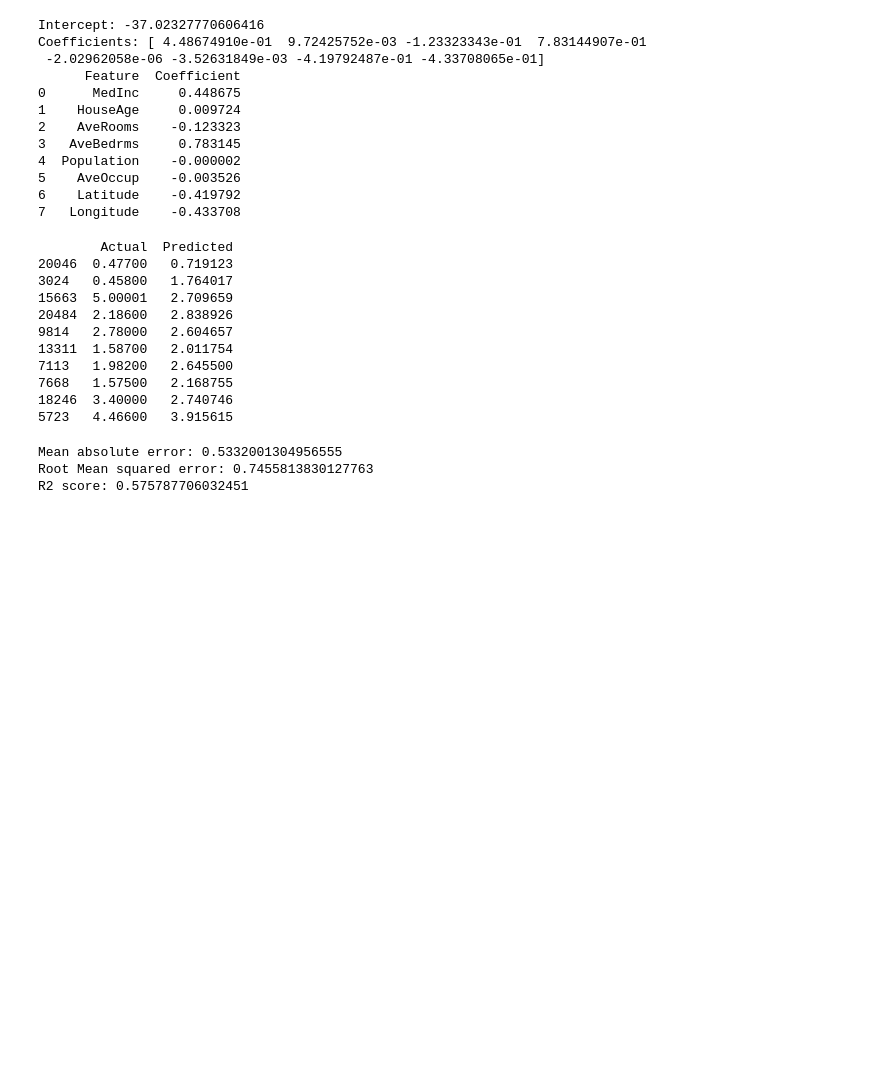
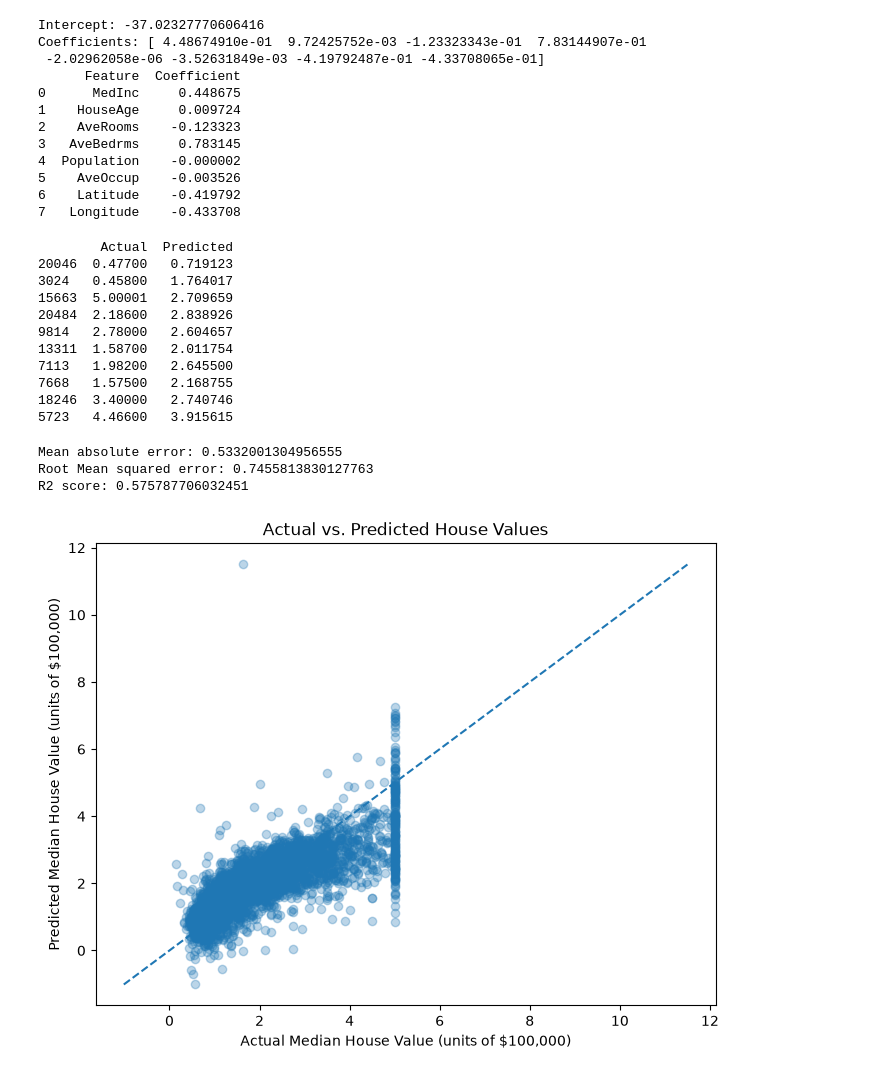
Before and after one commit to aaliya0704/House-Price-Predictor, a Jupyter notebook: house_price_predictor.ipynb, the cells around one changed output. Cells and saved outputs as stored; diff of their text form; code cells hidden in the pictures; blank space fills up the shorter version.

```diff
--- a/house_price_predictor.ipynb
+++ b/house_price_predictor.ipynb
@@ -667,3 +667,38 @@ R2 score: 0.575787706032451
 # therefore, since rmse is higher than the mae, larger error are contributing to the overall error.
 
 # 3. r2_score = 0.5757 => 0.576 * 100 = 57.6%
+# %%
+# PHASE 7: COMPARING AND VISUALIZING THE PREDICTED PRICES AGAINST THE ACTUAL PRICES TO SEE HOW CLOSELY THE PREDICTIONS MATCH THE TARGET:
+# ACTION 1----
+# Creating a scatter plot:
+
+import matplotlib.pyplot as plt
+
+# creating an 8 by 6 figure on the Axes
+fig, ax = plt.subplots(figsize=(8, 6))
+
+# Structuring the plot -> y_test values on x axis, y_pred values on y axis, making dots partially transparent
+ax.scatter(y_test, y_pred, alpha=0.3)
+
+# finding the min of y_test(actual values) and min of y_pred(predicted values) -> choosing the minimum value of both
+min_value = min(y_test.min(), y_pred.min())
+# same for max values
+max_value = max(y_test.max(), y_pred.max())
+# these min and max values form a range for the diagonal reference line where the predicted value equals the actual value => this line shows the prefect predictions.
+# For example, if a district's actual value is 3.0, and the prediction is also 3.0 this lies directly on that line. Remember that 3.0 represents $300,000 in this dataset.
+
+# Plotting that prefect prediction reference line as a --- line
+ax.plot(
+    [min_value, max_value],
+    [min_value, max_value],
+    linestyle="--"
+)
+
+# adding the labels to the scatter plot
+ax.set_title("Actual vs. Predicted House Values")
+ax.set_xlabel("Actual Median House Value (units of $100,000)")
+ax.set_ylabel("Predicted Median House Value (units of $100,000)")
+
+plt.show()
+# %% [output]
+[figure, added]
```
Also changed, not shown: parts of 26 cells of this notebook.
